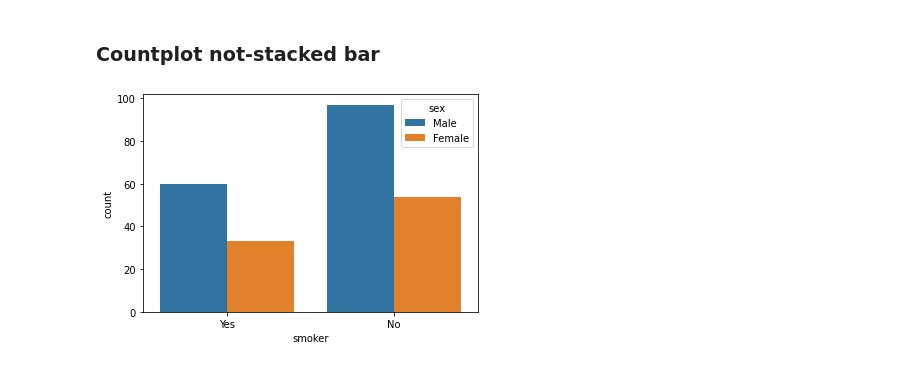
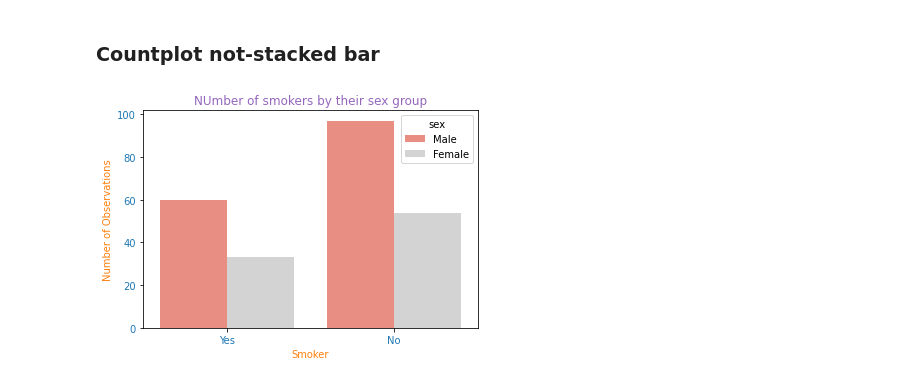
Before and after one commit to ishtiakrongon/Datacamp-Introduction_to_Data_Visualization_with_Seaborn, a Jupyter notebook: Introduction to seaborn.ipynb, the cells around one changed output. Cells and saved outputs as stored; diff of their text form; code cells hidden in the pictures.

```diff
--- a/Introduction to seaborn.ipynb
+++ b/Introduction to seaborn.ipynb
@@ -139,12 +139,25 @@ plt.show()
 [figure]
 # %% [markdown]
 ### Countplot not-stacked bar
-# %%
-sns.countplot(
-    x = 'smoker',
-    data = tips,
-    hue = 'sex'
-)
-plt.show()
-# %% [output]
-[figure, removed]
+# %%
+hue_colors = {
+    'Male' : 'salmon',
+    'Female' : 'lightgrey'
+}
+
+sns.countplot(
+    x = 'smoker',
+    data = tips,
+    hue = 'sex',
+    palette = hue_colors
+)
+
+plt.xticks(color = 'tab:blue')
+plt.yticks(color = 'tab:blue')
+plt.xlabel("Smoker", color = 'tab:orange')
+plt.ylabel("Number of Observations", color = 'tab:orange')
+plt.title("NUmber of smokers by their sex group", color = 'tab:purple')
+
+plt.show()
+# %% [output]
+[figure, added]
```
